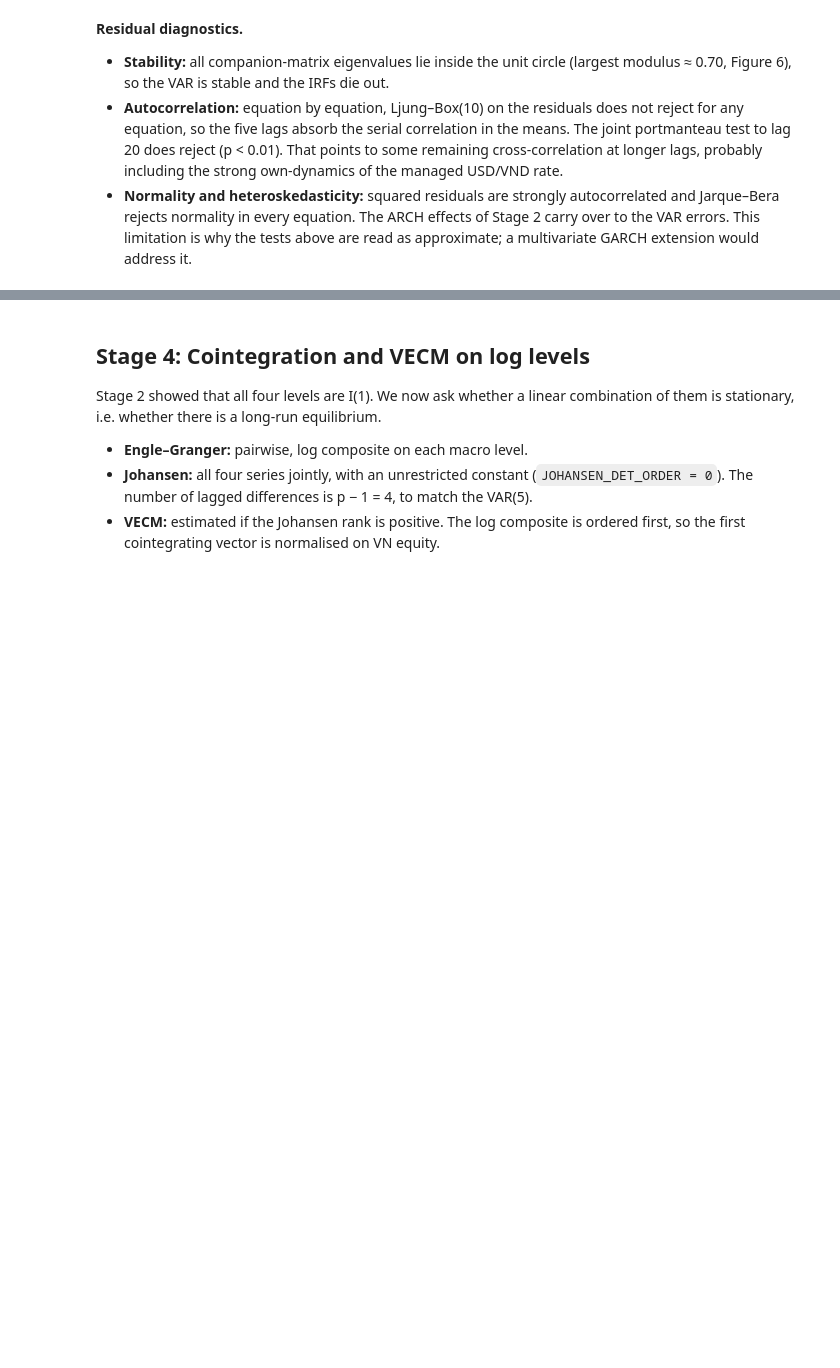
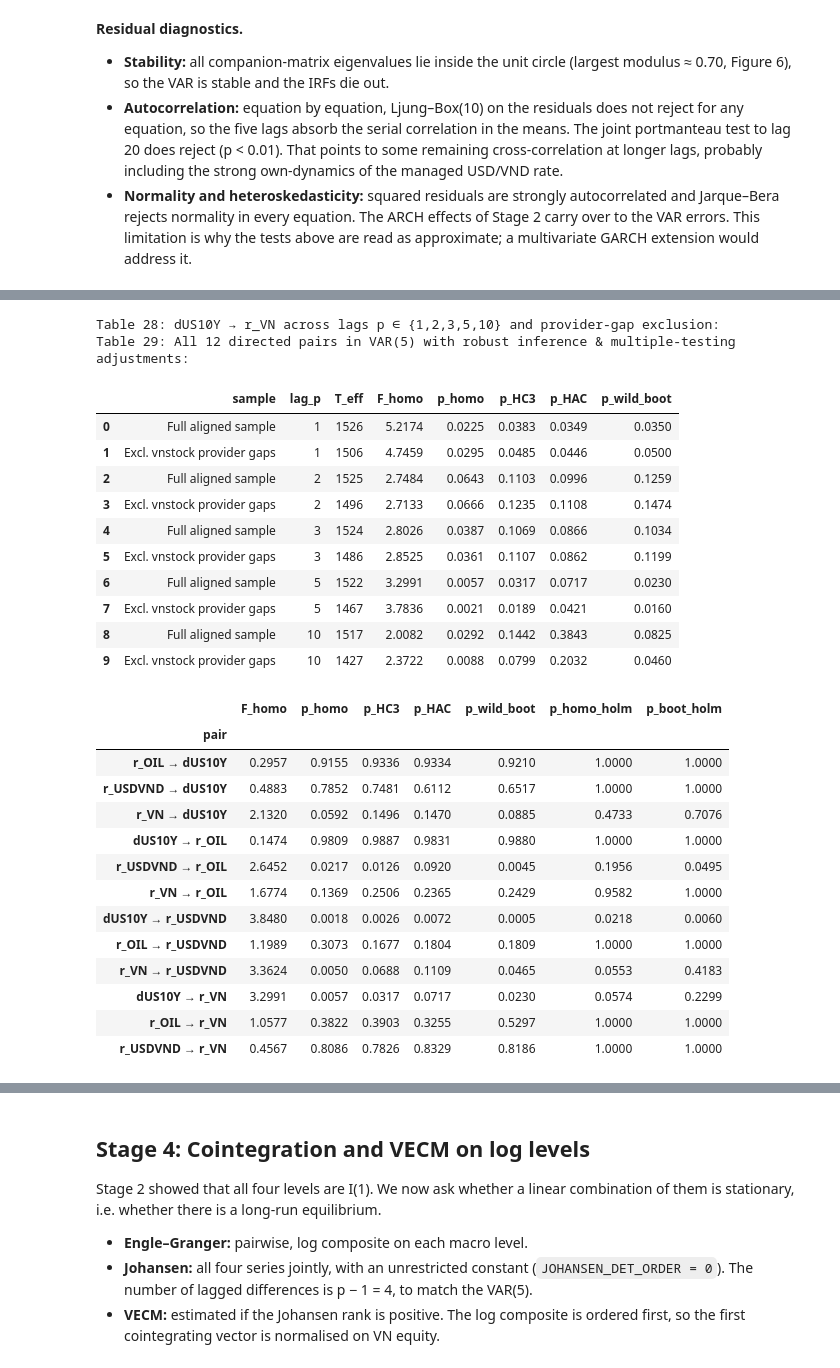
Before and after one commit to binhnuoctrangsu/ATFB_GROUP12_TOPIC7, a Jupyter notebook: notebooks/t7_macro_links.ipynb, the cells around one changed output, grey strips where cells are left out. Drawn from its saved outputs; the diff is of its cells as text; code cells hidden in the pictures; blank space fills up the shorter version.

```diff
--- a/notebooks/t7_macro_links.ipynb
+++ b/notebooks/t7_macro_links.ipynb
@@ -455,0 +487,48 @@ A date index has been provided, but it has no associated frequency information a
+# %%
+# Table 28: Lag order sensitivity (p = 1, 2, 3, 5, 10) and provider-gap exclusion for dUS10Y -> r_VN
+gap_series = panel['after_provider_gap'].astype(bool)
+lag_rows = []
+for p_lag in (1, 2, 3, 5, 10):
+    r_full = vm.granger_robust_pair(vdata, cause='dUS10Y', effect='r_VN', p=p_lag, exclude_after_gap=None, n_boot=2000, seed=42)
+    r_full['sample'] = 'Full aligned sample'
+    lag_rows.append(r_full)
+    r_nogap = vm.granger_robust_pair(vdata, cause='dUS10Y', effect='r_VN', p=p_lag, exclude_after_gap=gap_series, n_boot=2000, seed=42)
+    r_nogap['sample'] = 'Excl. vnstock provider gaps'
+    lag_rows.append(r_nogap)
+tab28 = pd.DataFrame(lag_rows)
+tab28.to_csv(TAB / 'tab28_granger_robustness_lags_gaps.csv', index=False)
+print('Table 28: dUS10Y → r_VN across lags p ∈ {1,2,3,5,10} and provider-gap exclusion:')
+display(tab28[['sample', 'lag_p', 'T_eff', 'F_homo', 'p_homo', 'p_HC3', 'p_HAC', 'p_wild_boot']].round(4))
+
+# Table 29: All 12 directed pairs in VAR(5) with HC3, HAC, Wild Bootstrap, and Bonferroni/Holm corrections
+tab29 = save_table(vm.granger_multitest_table(vdata, p=var_res.k_ar, n_boot=2000, seed=42), 'tab29_granger_12pairs_robust_multitest')
+print('Table 29: All 12 directed pairs in VAR(5) with robust inference & multiple-testing adjustments:')
+display(tab29[['F_homo', 'p_homo', 'p_HC3', 'p_HAC', 'p_wild_boot', 'p_homo_holm', 'p_boot_holm']].round(4))
+# %% [output]
+Table 28: dUS10Y → r_VN across lags p ∈ {1,2,3,5,10} and provider-gap exclusion:
+Table 29: All 12 directed pairs in VAR(5) with robust inference & multiple-testing adjustments:
+|  | sample | lag_p | T_eff | F_homo | p_homo | p_HC3 | p_HAC | p_wild_boot |
+| 0 | Full aligned sample | 1 | 1526 | 5.2174 | 0.0225 | 0.0383 | 0.0349 | 0.0350 |
+| 1 | Excl. vnstock provider gaps | 1 | 1506 | 4.7459 | 0.0295 | 0.0485 | 0.0446 | 0.0500 |
+| 2 | Full aligned sample | 2 | 1525 | 2.7484 | 0.0643 | 0.1103 | 0.0996 | 0.1259 |
+| 3 | Excl. vnstock provider gaps | 2 | 1496 | 2.7133 | 0.0666 | 0.1235 | 0.1108 | 0.1474 |
+| 4 | Full aligned sample | 3 | 1524 | 2.8026 | 0.0387 | 0.1069 | 0.0866 | 0.1034 |
+| 5 | Excl. vnstock provider gaps | 3 | 1486 | 2.8525 | 0.0361 | 0.1107 | 0.0862 | 0.1199 |
+| 6 | Full aligned sample | 5 | 1522 | 3.2991 | 0.0057 | 0.0317 | 0.0717 | 0.0230 |
+| 7 | Excl. vnstock provider gaps | 5 | 1467 | 3.7836 | 0.0021 | 0.0189 | 0.0421 | 0.0160 |
+| 8 | Full aligned sample | 10 | 1517 | 2.0082 | 0.0292 | 0.1442 | 0.3843 | 0.0825 |
+| 9 | Excl. vnstock provider gaps | 10 | 1427 | 2.3722 | 0.0088 | 0.0799 | 0.2032 | 0.0460 |
+|  | F_homo | p_homo | p_HC3 | p_HAC | p_wild_boot | p_homo_holm | p_boot_holm |
+| pair |  |  |  |  |  |  |  |
+| r_OIL → dUS10Y | 0.2957 | 0.9155 | 0.9336 | 0.9334 | 0.9210 | 1.0000 | 1.0000 |
+| r_USDVND → dUS10Y | 0.4883 | 0.7852 | 0.7481 | 0.6112 | 0.6517 | 1.0000 | 1.0000 |
+| r_VN → dUS10Y | 2.1320 | 0.0592 | 0.1496 | 0.1470 | 0.0885 | 0.4733 | 0.7076 |
+| dUS10Y → r_OIL | 0.1474 | 0.9809 | 0.9887 | 0.9831 | 0.9880 | 1.0000 | 1.0000 |
+| r_USDVND → r_OIL | 2.6452 | 0.0217 | 0.0126 | 0.0920 | 0.0045 | 0.1956 | 0.0495 |
+| r_VN → r_OIL | 1.6774 | 0.1369 | 0.2506 | 0.2365 | 0.2429 | 0.9582 | 1.0000 |
+| dUS10Y → r_USDVND | 3.8480 | 0.0018 | 0.0026 | 0.0072 | 0.0005 | 0.0218 | 0.0060 |
+| r_OIL → r_USDVND | 1.1989 | 0.3073 | 0.1677 | 0.1804 | 0.1809 | 1.0000 | 1.0000 |
+| r_VN → r_USDVND | 3.3624 | 0.0050 | 0.0688 | 0.1109 | 0.0465 | 0.0553 | 0.4183 |
+| dUS10Y → r_VN | 3.2991 | 0.0057 | 0.0317 | 0.0717 | 0.0230 | 0.0574 | 0.2299 |
+| r_OIL → r_VN | 1.0577 | 0.3822 | 0.3903 | 0.3255 | 0.5297 | 1.0000 | 1.0000 |
+| r_USDVND → r_VN | 0.4567 | 0.8086 | 0.7826 | 0.8329 | 0.8186 | 1.0000 | 1.0000 |
```
Also changed, not shown: parts of 31 cells of this notebook, 5 other files.
